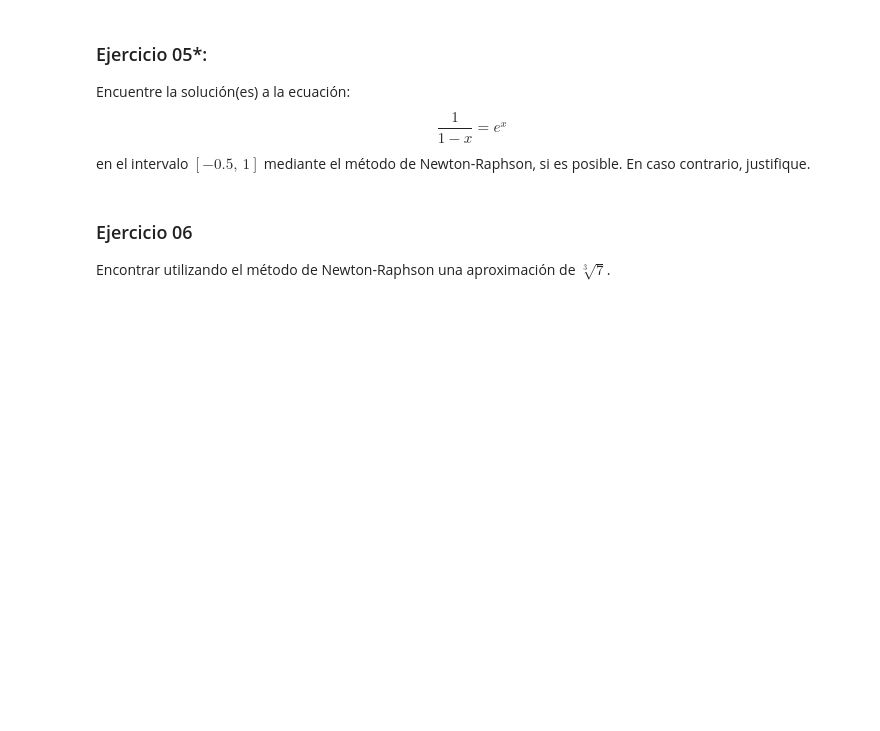
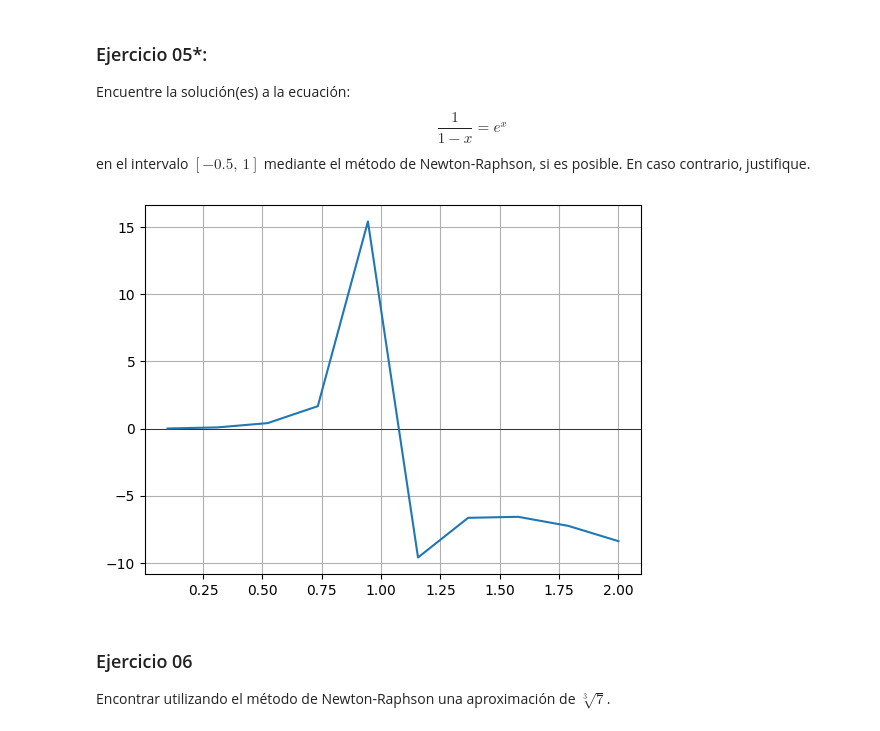
Before and after one commit to NelsonCereno/EDO_LAB, a Jupyter notebook: EDO/Clase 06 Método de Bisección y Newton Raphson.ipynb, the cells around one changed output. Cells and saved outputs as stored; diff of their text form; code cells hidden in the pictures; blank space fills up the shorter version.

```diff
--- a/EDO/Clase 06 Método de Bisección y Newton Raphson.ipynb
+++ b/EDO/Clase 06 Método de Bisección y Newton Raphson.ipynb
@@ -260,3 +260,14 @@ La ecuación $\ln(2x) = \dfrac{x}{2}$ tiene dos soluciones. Utilice el método d
    * Formulación de la función a utilizar.
    * Elección de intervalo.
    * Elección de la tolerancia.
+# %%
+#primero definimos la función
+def f(x): return (x/2) - np.log(2*x)
+def df(x): return 0.5 - (1/(2*x))
+
+#ahora hacemos el gráfico:
+x=np.linspace(0.1,6,100)
+y=f(x)
+plt.axhline(0, color='black', linewidth=0.5)
+plt.plot(x,y)
+plt.grid()
@@ -266,3 +285,16 @@ La ecuación $\ln(2x) = \dfrac{x}{2}$ tiene dos soluciones. Utilice el método d
 Encuentre la solución(es) a la ecuación:
 $$\dfrac{1}{1-x}=e^x$$
 en el intervalo $[-0.5,\, 1]$ mediante el método de Newton-Raphson, si es posible. En caso contrario, justifique.
+# %%
+#primero definimos la función
+def f(x): return (1/(1-x)) - np.exp(x)
+def df(x): return (1/(1-x)**2) - np.exp(x)
+
+#ahora hacemos el gráfico:
+x=np.linspace(0.1,2,10)
+y=f(x)
+plt.axhline(0, color='black', linewidth=0.5)
+plt.plot(x,y)
+plt.grid()
+# %% [output]
+[figure, added]
```
Also changed, not shown: parts of 18 cells of this notebook, 1 other file.
